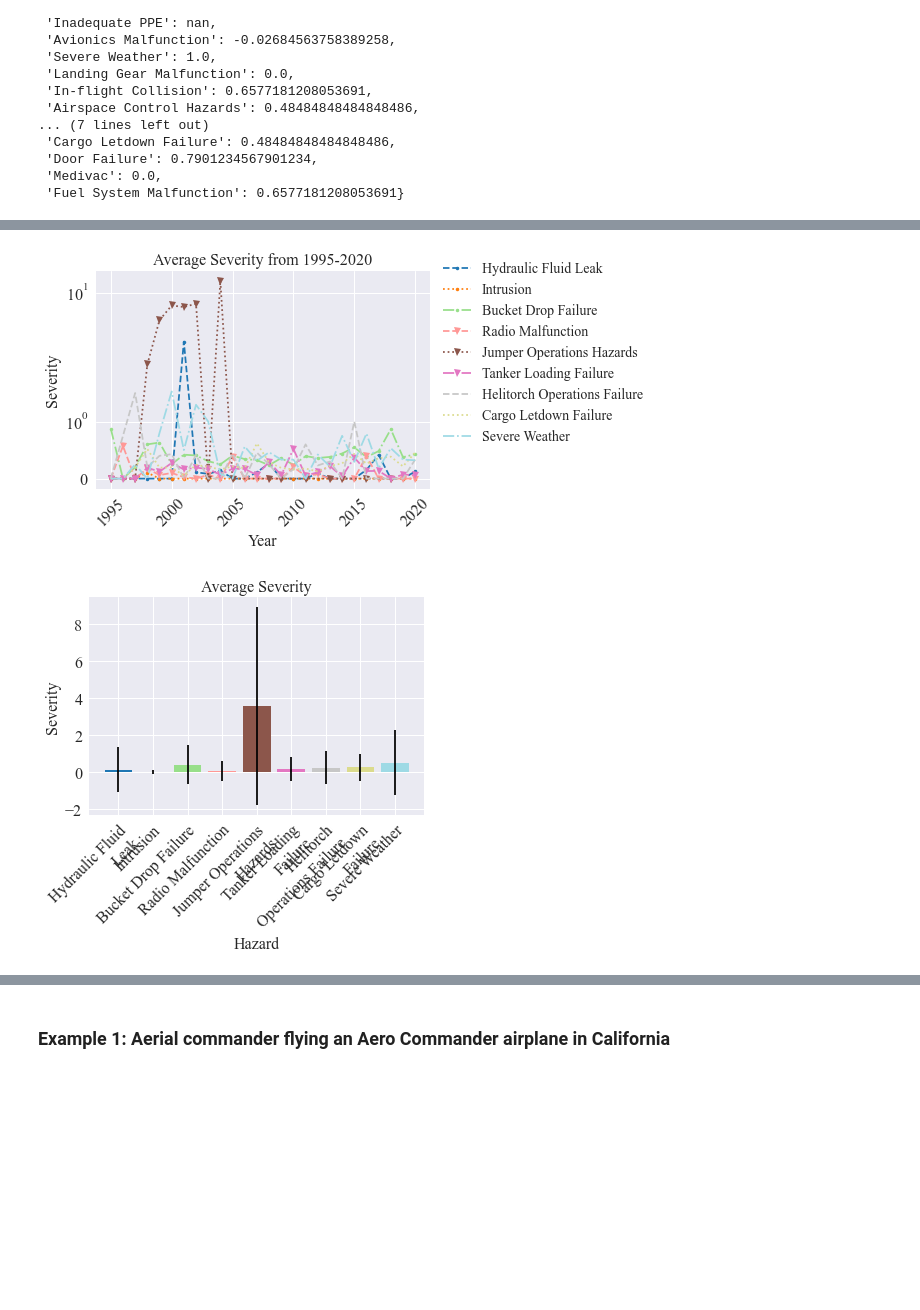
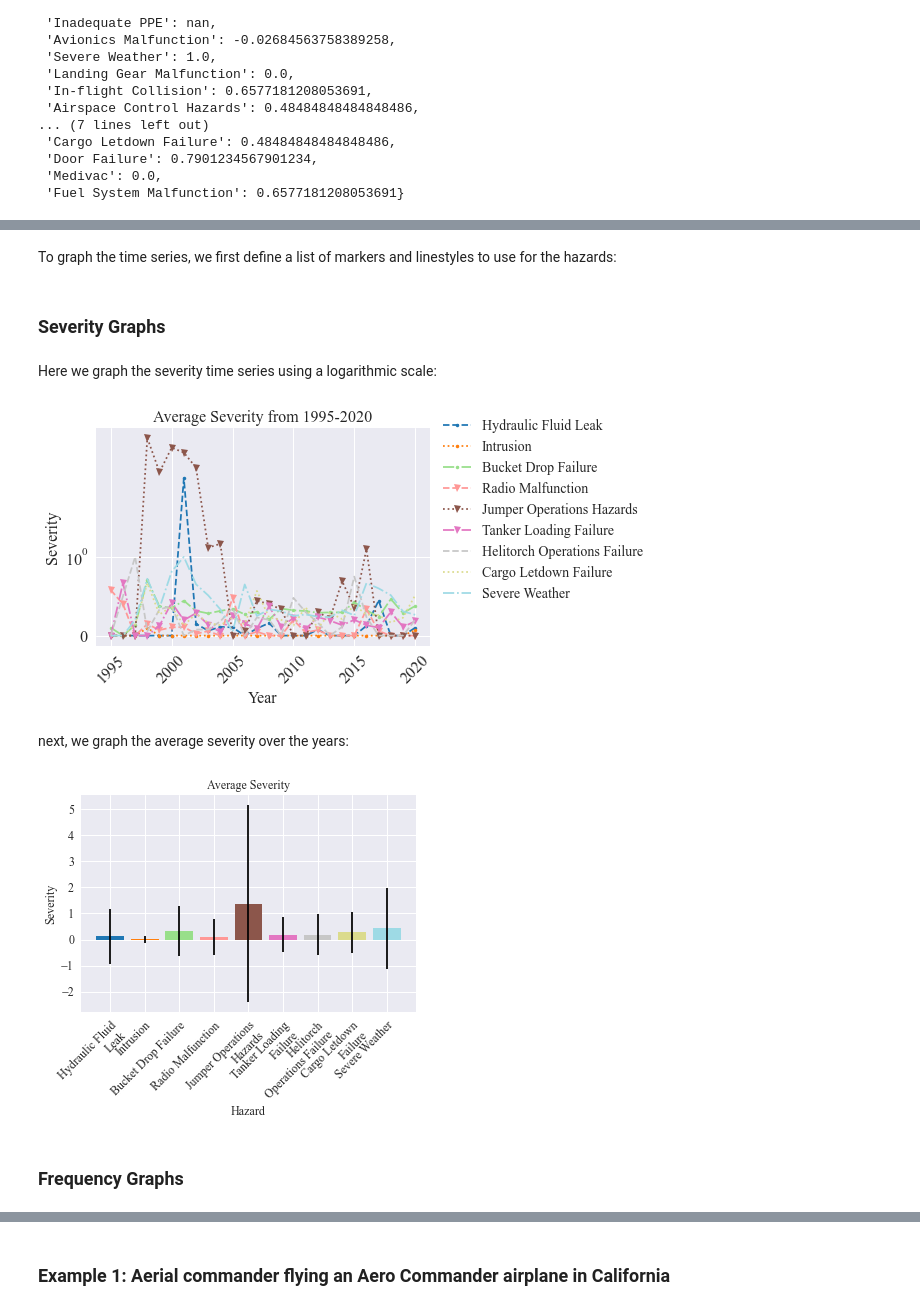
Before and after one commit to nasa/mika, a Jupyter notebook: examples/HEAT/JAIS_2023/SAFECOM Trend Analysis.ipynb, the cells around one changed output, grey strips where cells are left out. Cells and saved outputs as stored; diff of their text form; code cells hidden in the pictures; blank space fills up the shorter version.

Commit message:
updated JAIS results - didnt go through on last commit

```diff
--- a/examples/HEAT/JAIS_2023/SAFECOM Trend Analysis.ipynb
+++ b/examples/HEAT/JAIS_2023/SAFECOM Trend Analysis.ipynb
@@ -34,0 +129,2 @@ Prior to performing HEAT, the SAFECOM dataset needs to be loaded in and cleaned
+# %%
+preprocessed_df['severity'] = [safecom_severity(preprocessed_df.iloc[i]['Persons Onboard'], preprocessed_df.iloc[i]['Injuries'], preprocessed_df.iloc[i]['Damages']) for i in range(len(preprocessed_df))]
@@ -34,0 +133,5 @@ Prior to performing HEAT, the SAFECOM dataset needs to be loaded in and cleaned
+# %%
+categories, sub_categories = get_categories_from_docs(docs, preprocessed_df, "Tracking #")
+categories = categories.values()
+subcategories = sub_categories.values()
+table, severities, rates = create_table(docs, frequency, preprocessed_df, "Tracking #", categories, subcategories, hazards, 'Year')
@@ -279,9 +256,0 @@ def get_categories_from_docs(docs, preprocessed_df, id_field, category_fields =
-# %%
-hazards_to_drop = ['Runway Hazards', 'Runway Collisions', 'Refuel Truck Problems']
-hazards = [hazard for hazard in frequency if hazard not in hazards_to_drop]
-docs = {hazard:docs[hazard] for hazard in hazards}
-categories, sub_categories = get_categories_from_docs(docs, preprocessed_df, "Tracking #")
-categories = categories.values()
-subcategories = sub_categories.values()
-accuracy_file = os.path.join('topic_model_results','hazard_extraction_accuracy_final.xlsx')
-table, severities, rates = create_table(docs, frequency, preprocessed_df, "Tracking #", categories, subcategories, hazards, 'Year', accuracy_file)
@@ -355,7 +256,0 @@ hazards = []; tracking_num = []
-# %%
-for hazard in docs_per_hazard:
-    for num in docs_per_hazard[hazard]:
-        hazards.append(hazard)
-        tracking_num.append(num)
-hazard_docs_df = pd.DataFrame({"Hazard":hazards,
-                              "Tracking #": tracking_num})
@@ -374,3 +282,5 @@ docs = {hazard: docs[hazard] for hazard in hazards_for_analysis}
 severities = {hazard: severities[hazard] for hazard in hazards_for_analysis}
 rates = {hazard: rates[hazard] for hazard in hazards_for_analysis}
 hazards = hazards_for_analysis
+# %% [markdown]
+To graph the time series, we first define a list of markers and linestyles to use for the hazards:
@@ -377,12 +290,16 @@ hazards = hazards_for_analysis
+# %% [markdown]
+### Severity Graphs
+# %% [markdown]
+Here we graph the severity time series using a logarithmic scale:
 # %%
-markers = ['.','.','.', 'v', 'v','v', 'x', 'x', 'x']
-line_styles = ['--', ':','-.','--', ':','-.','--', ':','-.']
-
 plot_metric_time_series(metric_data=severities, metric_name="Severity", line_styles=line_styles, markers=markers, title="Average Severity from 1995-2020", yscale='log', time_name='Year', show_std=False, save=False)
-#plot_metric_time_series(metric_data=severities, metric_name="Severity", line_styles=line_styles, markers=markers, title="Average Severity from 1995-2020", time_name='Year', show_std=True, save=False)
 # %% [output]
-[figure, old version]
+[figure, new version]
+# %% [markdown]
+next, we graph the average severity over the years:
 # %%
-plot_metric_averages(metric_data=severities, metric_name="Severity", show_std=True, title="Average Severity", save=False, legend=False)
+plot_metric_averages(metric_data=severities, metric_name="Severity", show_std=True, title="Average Severity", save=False, legend=False, fontsize=12)
 # %% [output]
-[figure, old version]
+[figure, new version]
+# %% [markdown]
+### Frequency Graphs
```
Also changed, not shown: parts of 119 cells of this notebook, 3 other files.
